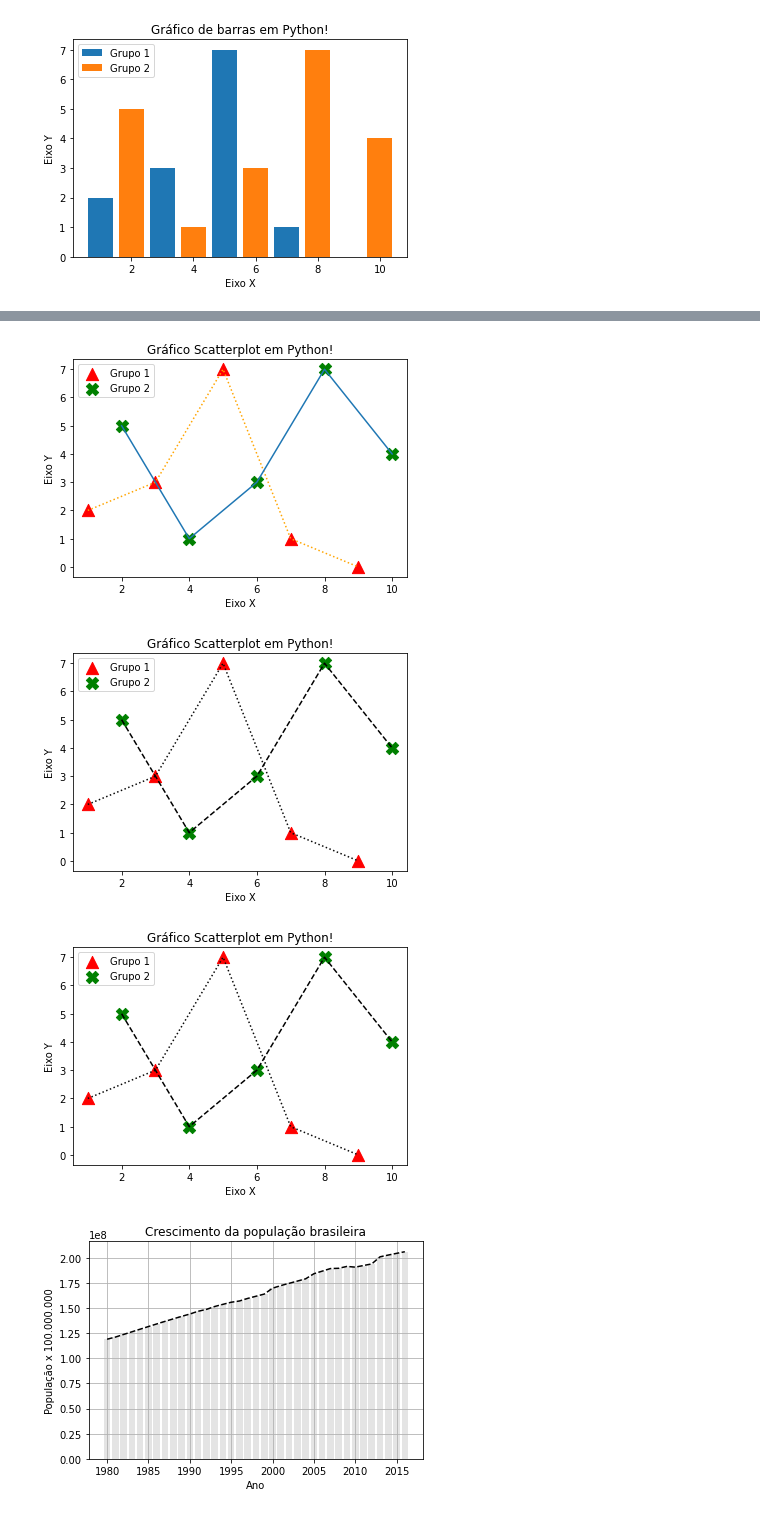
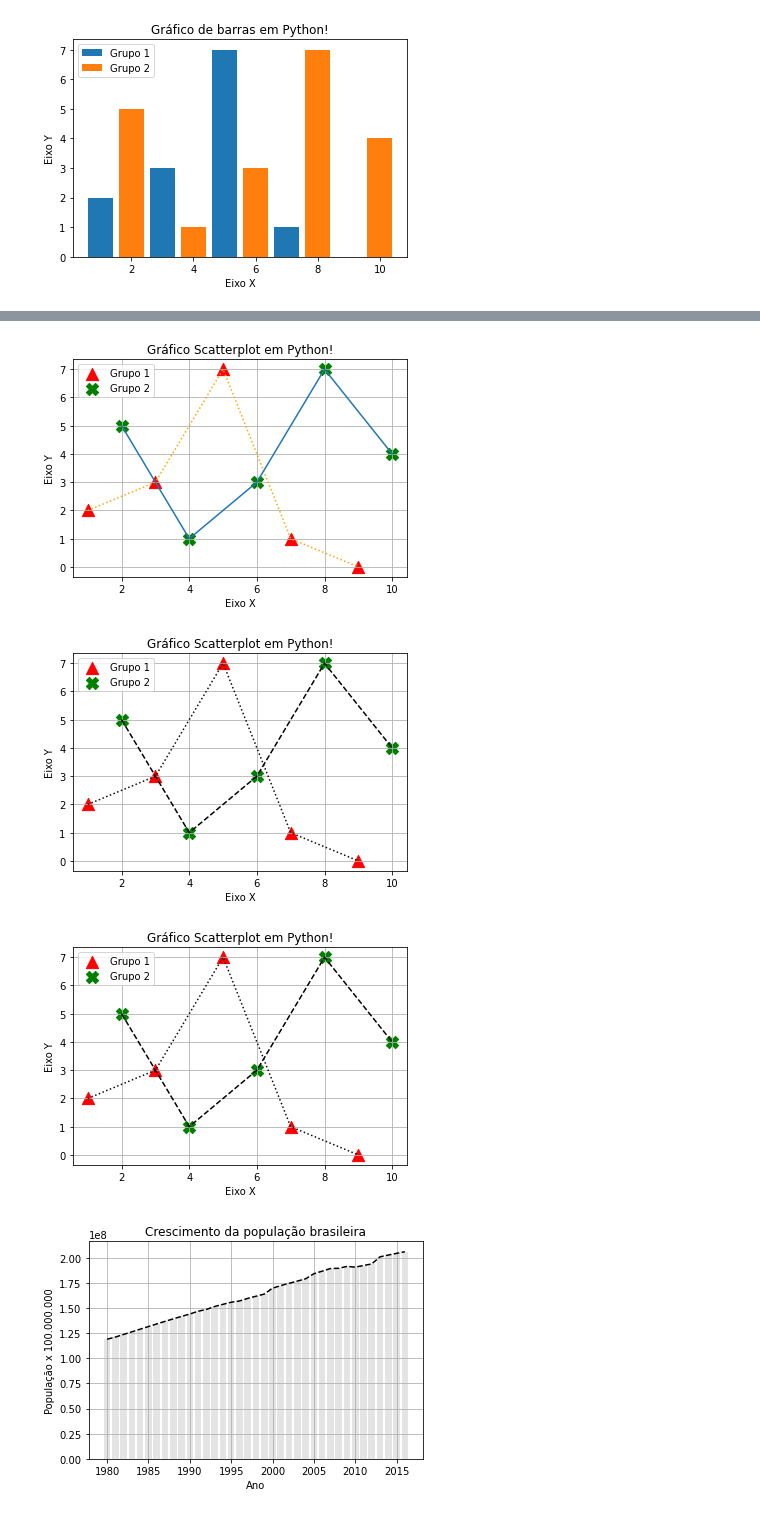
Before and after one commit to Wiryco/Data-Scientist, a Jupyter notebook: basic_py.ipynb, the cells around one changed output, grey strips where cells are left out. Drawn from its saved outputs; the diff is of its cells as text; code cells hidden in the pictures.

```diff
--- a/basic_py.ipynb
+++ b/basic_py.ipynb
@@ -104,34 +108,35 @@ x1 = [1, 3, 5, 7, 9];
 y1 = [2, 3, 7, 1, 0];
 
 x2 = [2, 4, 6, 8, 10];
 y2 = [5, 1, 3, 7, 4];
 
 title1 = "Gráfico Scatterplot em Python!";
 
 ## Titulo do Gráfico
 plt.title(title1);
 
 ## Legenda dos eixos
 plt.xlabel(eixoX);
 plt.ylabel(eixoY);
 
 ## plt.scatter = grafico scatterplot
 ## atributo color altera a cor dos pontos no grafico
 ## marker = altera o marcador no grafico
 ## s = altera o tamanho do marcador
 ## linestyle = altera o estilo da linha
 plt.scatter(x1, y1, label = "Grupo 1", color = "red", marker = "^", s = 150);
 plt.scatter(x2, y2, label = "Grupo 2", color = "green", marker = "X", s = 150);
 
 ## grafico de linhas dentro do grafico scatterplot
 plt.plot(x1, y1, color = "orange", linestyle = ":");
 plt.plot(x2, y2);
+plt.grid();
 
 ## plt.legend = coloca legenda no grafico
 plt.legend();
 plt.show();
 # %% [output]
-[figure, old version]
+[figure, new version]
 # %%
 x1 = [1, 3, 5, 7, 9];
 y1 = [2, 3, 7, 1, 0];
@@ -163,9 +168,10 @@ plt.plot(x2, y2, color = "#000000", linestyle = "--");
 
 ## plt.legend = coloca legenda no grafico
 plt.legend();
+plt.grid();
 plt.show();
 # %% [output]
-[figure, old version]
+[figure, new version]
 # %%
 x1 = [1, 3, 5, 7, 9];
 y1 = [2, 3, 7, 1, 0];
@@ -197,12 +203,17 @@ plt.plot(x2, y2, color = "#000000", linestyle = "--");
 
 ## plt.legend = coloca legenda no grafico
 plt.legend();
+plt.grid();
 ## plt.show();
 
 ## plt.savefig = salva o gráfico como imagem
+## Essa função nao funciona no Google Colab
+## PS: Funciona normalmente, mas o drive tem que estar montado conforme explicação feita nos exemplos finais
+## Refiz essa mesma condição e coloquei para salvar no drive, após ele ser montado e deu tudo certo
+## O exemplo esta no final desse documento
 plt.savefig("figura.png", dpi = 1200);
 # %% [output]
-[figure, old version]
+[figure, new version]
 # %%
 ## Estudo de caso - Crescimento da população Brasileira (1980 a 2016)
 ## Informações do DataSUS
```
Also changed, not shown: parts of 4 cells of this notebook.
